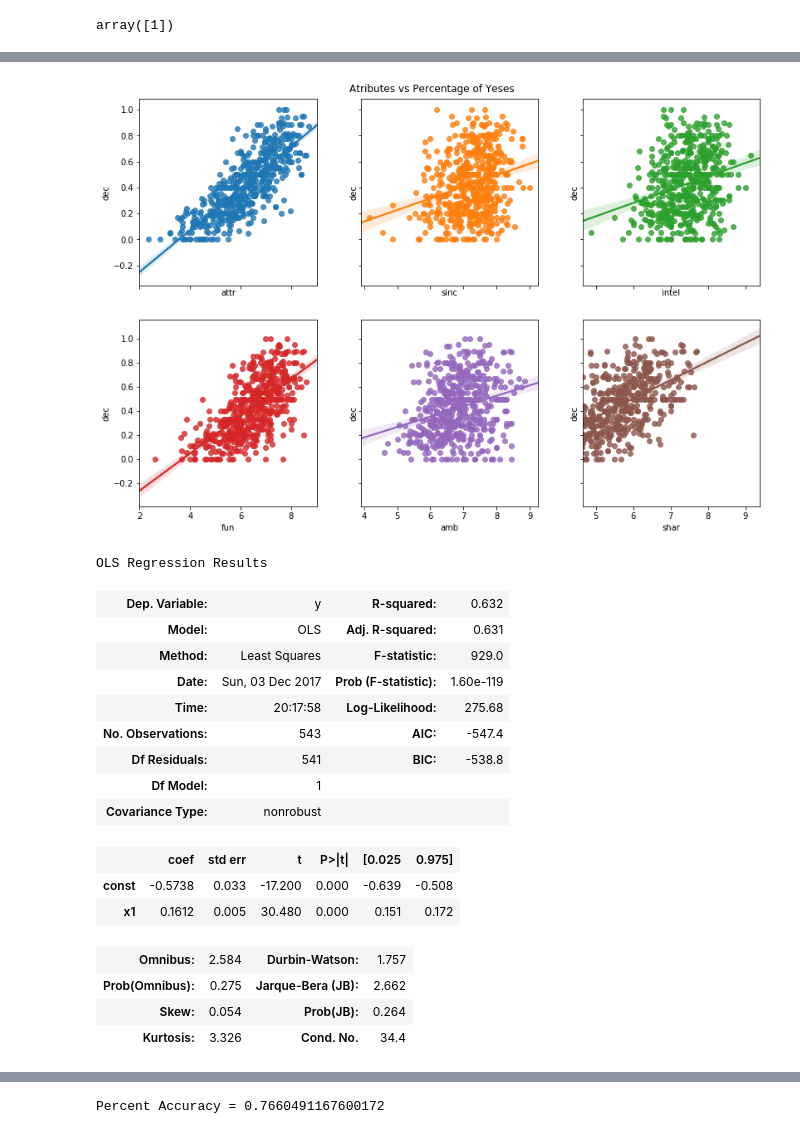
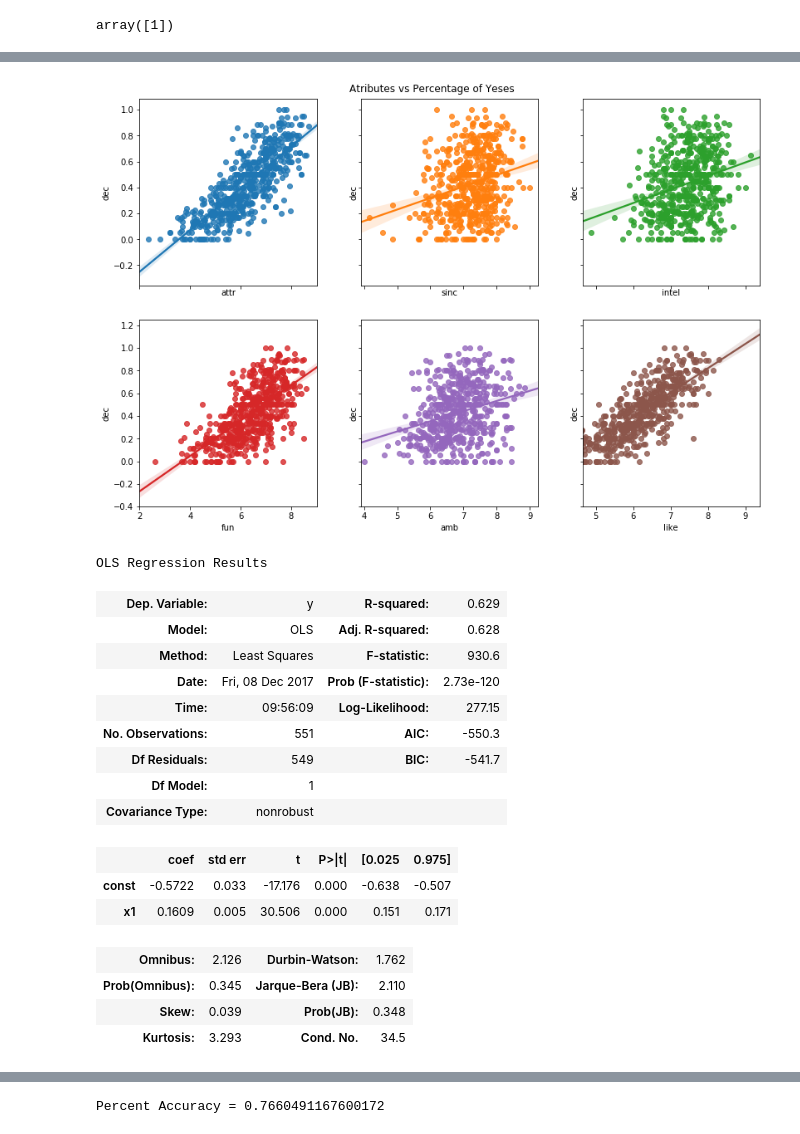
Before and after one commit to VincentG123/ThinkfulBootcamp, a Jupyter notebook: Speed_Dating_Capstone.ipynb, the cells around one changed output, grey strips where cells are left out. Saved outputs shown, nothing was run; the diff lists cells and outputs as text; code cells hidden in the pictures.

Commit message:
Added more features to Capstone with greater Accuracy and R-squared scores

```diff
--- a/Speed_Dating_Capstone.ipynb
+++ b/Speed_Dating_Capstone.ipynb
@@ -384,0 +436,33 @@ plt.show()
+# %%
+total = women_data.shape[0]
+matches = women_data.loc[((women_data.dec_o == 1) & (women_data.dec == 1)),:].shape[0]
+
+womanY_manN = women_data.loc[((women_data.dec_o == 0) & (women_data.dec == 1)),:].shape[0]
+
+womanN_manY = women_data.loc[((women_data.dec_o == 1) & (women_data.dec == 0)),:].shape[0]
+
+bothN = women_data.loc[((women_data.dec_o == 0) & (women_data.dec == 0)),:].shape[0]
+
+fig, (ax1, ax2) = plt.subplots(1, 2,figsize=(12, 5))
+# Data to plot
+labels = 'Matches', 'Woman-Yes/Man-No', 'Woman-No/Man-Yes', 'Both No'
+sizes = [matches, womanY_manN, womanN_manY, bothN]
+colors = ['gold', 'yellowgreen', 'lightcoral', 'lightskyblue']
+explode = (0.1, 0, 0, 0)  # explode 1st slice
+
+# Plot
+ax1.pie(sizes,  explode=explode, labels=labels, colors=colors,
+        autopct='%1.1f%%', shadow=True, startangle=140)
+
+ax1.set_title('Match Percentages')
+plt.axis('equal')
+
+ax2.pie([17.8,82.2],  explode=[0.1,0], labels=['Dates', 'No Dates'], colors=['skyblue', 'yellowgreen'],
+        autopct='%1.1f%%', shadow=True, startangle=140)
+
+ax2.set_title('Percentage of Dates from the Matches')
+plt.axis('equal')
+
+# fig.subplots_adjust(wspace=1)
+
+plt.show()
@@ -514,21 +636,27 @@ score_averages = speed_dating2.groupby(['pid'])['attr', 'sinc', 'intel', 'fun',
 # %%
+speed_dating2 = speed_dating_download.copy()
+score_averages = speed_dating2.groupby(['pid'])['attr', 'sinc', 'intel', 'fun', 'amb', 'shar', 'like', 'dec','prob'].mean().dropna()
+
 fig, ((ax1, ax2, ax3), (ax4, ax5, ax6)) = plt.subplots(2, 3, sharex='col', sharey='row')
 fig.tight_layout()
 fig.set_size_inches(12, 8)
 sns.regplot(x=score_averages.attr , y=score_averages.dec, ax=ax1)
 sns.regplot(x=score_averages.sinc , y=score_averages.dec, ax=ax2)
 sns.regplot(x=score_averages.intel , y=score_averages.dec, ax=ax3)
 sns.regplot(x=score_averages.fun , y=score_averages.dec, ax=ax4)
 sns.regplot(x=score_averages.amb , y=score_averages.dec, ax=ax5)
-sns.regplot(x=score_averages.shar , y=score_averages.dec, ax=ax6)
+sns.regplot(x=score_averages.like , y=score_averages.dec, ax=ax6)
 
 fig.suptitle('Atributes vs Percentage of Yeses')
 
 plt.show()
 # %% [output]
-[figure, old version]
+[figure, new version]
 # %%
 import statsmodels.api as sm
+
+speed_dating2 = speed_dating_download.copy()
+score_averages = speed_dating2.groupby(['pid'])['attr', 'sinc', 'intel', 'fun', 'amb', 'shar', 'like', 'dec','prob'].mean().dropna()
 
 x = score_averages.attr.reshape(-1, 1)
 y = score_averages.dec.reshape(-1, 1)
@@ -545,22 +673,22 @@ ols_result = ols.fit()
 ols_result.summary()
 # %% [output]
 OLS Regression Results
-| Dep. Variable: | y | R-squared: | 0.632 |
-| Model: | OLS | Adj. R-squared: | 0.631 |
-| Method: | Least Squares | F-statistic: | 929.0 |
-| Date: | Sun, 03 Dec 2017 | Prob (F-statistic): | 1.60e-119 |
-| Time: | 20:17:58 | Log-Likelihood: | 275.68 |
-| No. Observations: | 543 | AIC: | -547.4 |
-| Df Residuals: | 541 | BIC: | -538.8 |
+| Dep. Variable: | y | R-squared: | 0.629 |
+| Model: | OLS | Adj. R-squared: | 0.628 |
+| Method: | Least Squares | F-statistic: | 930.6 |
+| Date: | Fri, 08 Dec 2017 | Prob (F-statistic): | 2.73e-120 |
+| Time: | 09:56:09 | Log-Likelihood: | 277.15 |
+| No. Observations: | 551 | AIC: | -550.3 |
+| Df Residuals: | 549 | BIC: | -541.7 |
 | Df Model: | 1 |  |  |
 | Covariance Type: | nonrobust |  |  |
 |  | coef | std err | t | P>|t| | [0.025 | 0.975] |
-| const | -0.5738 | 0.033 | -17.200 | 0.000 | -0.639 | -0.508 |
-| x1 | 0.1612 | 0.005 | 30.480 | 0.000 | 0.151 | 0.172 |
+| const | -0.5722 | 0.033 | -17.176 | 0.000 | -0.638 | -0.507 |
+| x1 | 0.1609 | 0.005 | 30.506 | 0.000 | 0.151 | 0.171 |
-| Omnibus: | 2.584 | Durbin-Watson: | 1.757 |
-| Prob(Omnibus): | 0.275 | Jarque-Bera (JB): | 2.662 |
-| Skew: | 0.054 | Prob(JB): | 0.264 |
-| Kurtosis: | 3.326 | Cond. No. | 34.4 |
+| Omnibus: | 2.126 | Durbin-Watson: | 1.762 |
+| Prob(Omnibus): | 0.345 | Jarque-Bera (JB): | 2.110 |
+| Skew: | 0.039 | Prob(JB): | 0.348 |
+| Kurtosis: | 3.293 | Cond. No. | 34.5 |
 # %%
 plt.scatter(x, y, color='blue')
 plt.plot(x, ols.predict(ols_result.params), color='black', linewidth=1)
```
Also changed, not shown: parts of 82 cells of this notebook.
